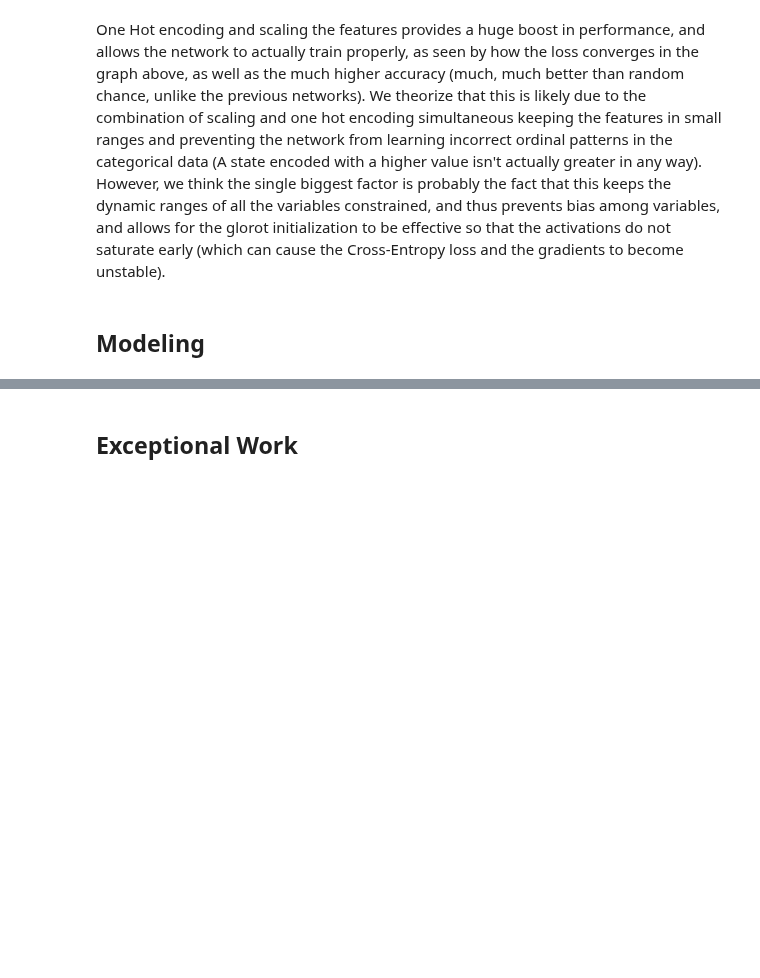
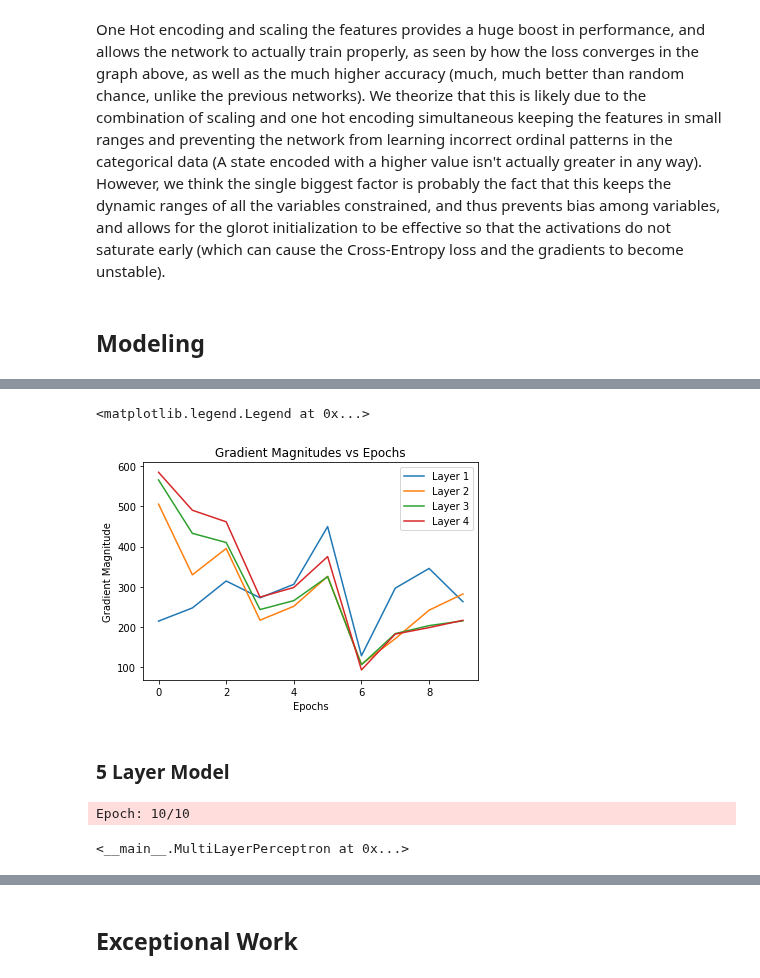
Before and after one commit to RayaanJIrani/MLLab4MultiLayerPerceptron, a Jupyter notebook: main.ipynb, the cells around one changed output, grey strips where cells are left out. Cells and saved outputs as stored; diff of their text form; code cells hidden in the pictures; blank space fills up the shorter version.

```diff
--- a/main.ipynb
+++ b/main.ipynb
@@ -672,0 +712,20 @@ dtype: int64
+# %%
+# Plot the gradient magnitudes:
+for i in range(len(model5.w_grad_)):
+    plt.plot(range(len(model5.w_grad_[i])), model5.w_grad_[i], label="Layer {}".format(i+1))
+plt.ylabel('Gradient Magnitude')
+plt.xlabel('Epochs')
+plt.title('Gradient Magnitudes vs Epochs')
+plt.legend()
+# %% [output]
+<matplotlib.legend.Legend at 0x...>
+[figure, added]
+# %% [markdown]
+### 5 Layer Model
+# %%
+hyper_params["n_layers"] = 5
+model6 = MultiLayerPerceptron(**hyper_params)
+model6.fit(X_train, y_train, print_progress=1, XY_test=(X_test,y_test))
+# %% [output]
+Epoch: 10/10
+<__main__.MultiLayerPerceptron at 0x...>
```
Also changed, not shown: parts of 13 cells of this notebook.
